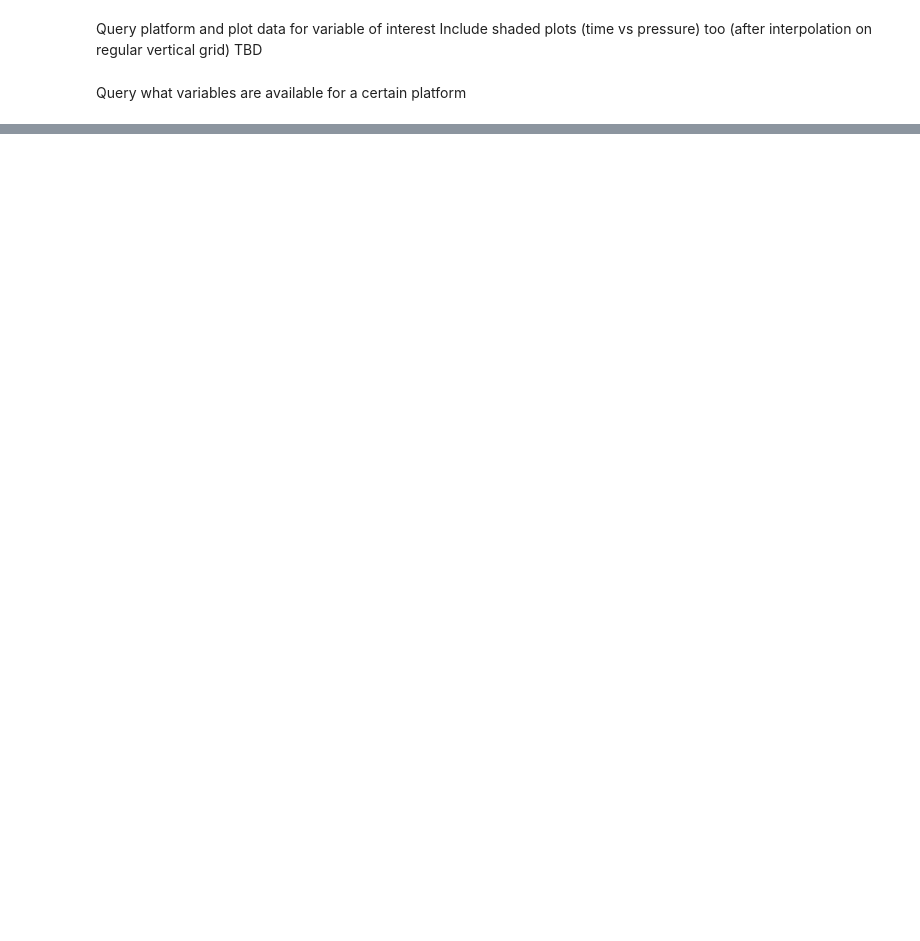
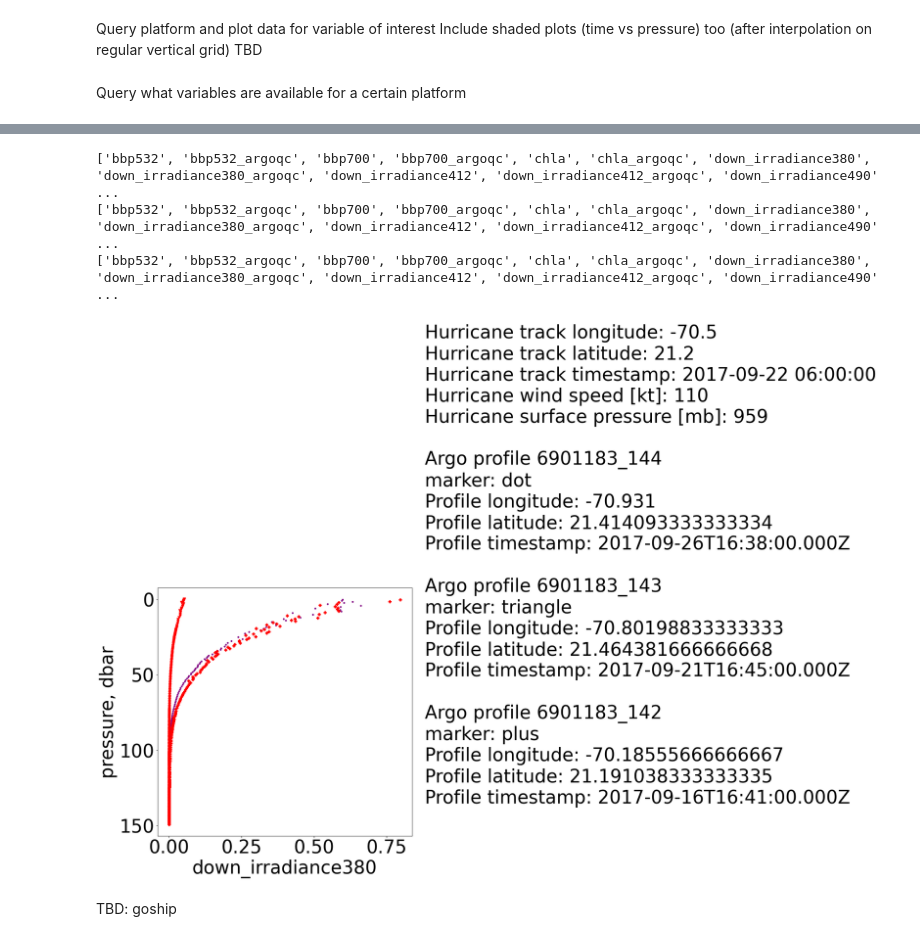
Before and after one commit to argovis/demo_notebooks, a Jupyter notebook: Exploring_Argo_BGC_with_Argovis.ipynb, the cells around one changed output, grey strips where cells are left out. Saved outputs shown, nothing was run; the diff lists cells and outputs as text; code cells hidden in the pictures; blank space fills up the shorter version.

```diff
--- a/Exploring_Argo_BGC_with_Argovis.ipynb
+++ b/Exploring_Argo_BGC_with_Argovis.ipynb
@@ -51,7 +52,7 @@ Treat this API key like a password - don't share it or leave it anywhere public.
 Put your API key in the quotes in the variable below before moving on:
 # %%
 API_KEY=''
-API_PREFIX = ''
+API_PREFIX = 'http://3.88.185.52:8080/'
 # %% [markdown]
 # Downloading and plotting BGC data
 # %% [markdown]
@@ -162,0 +166,29 @@ Co-location example with GO-SHIP data (and if possible other data, e.g. bgc chan
+# %%
+tc_param = {
+    'startDate': '2017-09-01T00:00:00Z',
+    'endDate': '2017-10-01T00:00:00Z',
+    'name': 'MARIA',
+    'data': 'wind,surface_pressure'
+}
+
+tc = avh.query('tc', options=tc_param, apikey=API_KEY, apiroot=API_PREFIX)
+# %%
+argo_bgc = []
+
+for h in tc:
+    colo_argo = {
+        'center': str(h['geolocation']['coordinates'][0]) + ',' + str(h['geolocation']['coordinates'][1]),
+        'radius': 52,
+        'startDate': (datetime.strptime(h['timestamp'], "%Y-%m-%dT%H:%M:%S.%fZ") + timedelta(days=-6)).strftime("%Y-%m-%dT%H:%M:%SZ"),
+        'endDate': (datetime.strptime(h['timestamp'], "%Y-%m-%dT%H:%M:%S.%fZ") + timedelta(days=6)).strftime("%Y-%m-%dT%H:%M:%SZ"),
+        'data': 'all',
+        'source': 'argo_bgc',
+        'compression': 'array'
+    }
+    p = avh.query('argo', options=colo_argo, apikey=API_KEY, apiroot=API_PREFIX)
+
+    if len(p) == 0:
+        argo_bgc.append(None)
+    else:
+        print('Profile found adjacent to', h['geolocation']['coordinates'][0], h['geolocation']['coordinates'][1])
+        argo_bgc.append(p)
@@ -162,0 +283,9 @@ Co-location example with GO-SHIP data (and if possible other data, e.g. bgc chan
+# %%
+hurrplot([bracket_points[0]], 'down_irradiance380')
+# %% [output]
+['bbp532', 'bbp532_argoqc', 'bbp700', 'bbp700_argoqc', 'chla', 'chla_argoqc', 'down_irradiance380', 'down_irradiance380_argoqc', 'down_irradiance412', 'down_irradiance412_argoqc', 'down_irradiance490' ...
+['bbp532', 'bbp532_argoqc', 'bbp700', 'bbp700_argoqc', 'chla', 'chla_argoqc', 'down_irradiance380', 'down_irradiance380_argoqc', 'down_irradiance412', 'down_irradiance412_argoqc', 'down_irradiance490' ...
+['bbp532', 'bbp532_argoqc', 'bbp700', 'bbp700_argoqc', 'chla', 'chla_argoqc', 'down_irradiance380', 'down_irradiance380_argoqc', 'down_irradiance412', 'down_irradiance412_argoqc', 'down_irradiance490' ...
+[figure, added]
+# %% [markdown]
+TBD: goship
```
Also changed, not shown: parts of 7 cells of this notebook.
